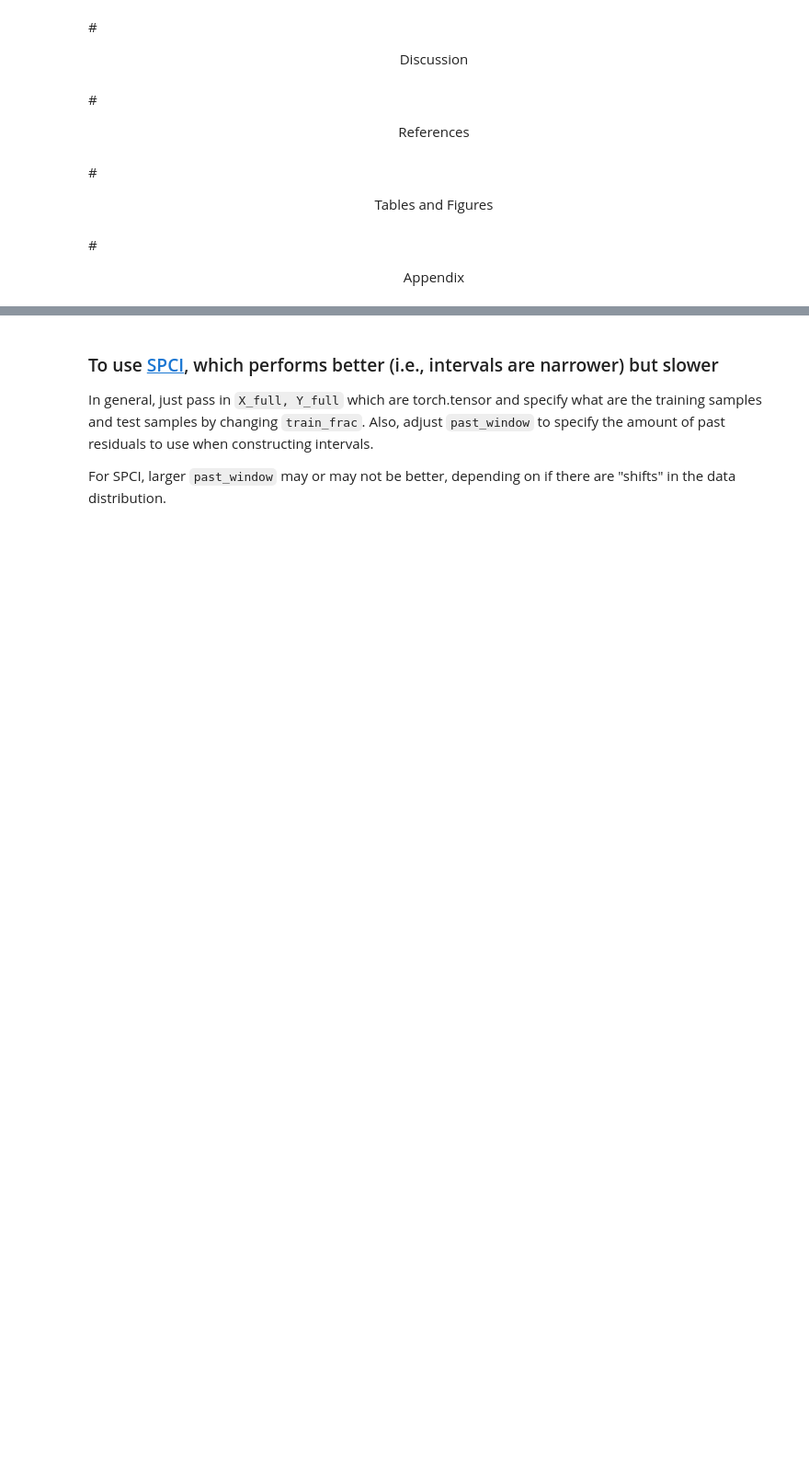
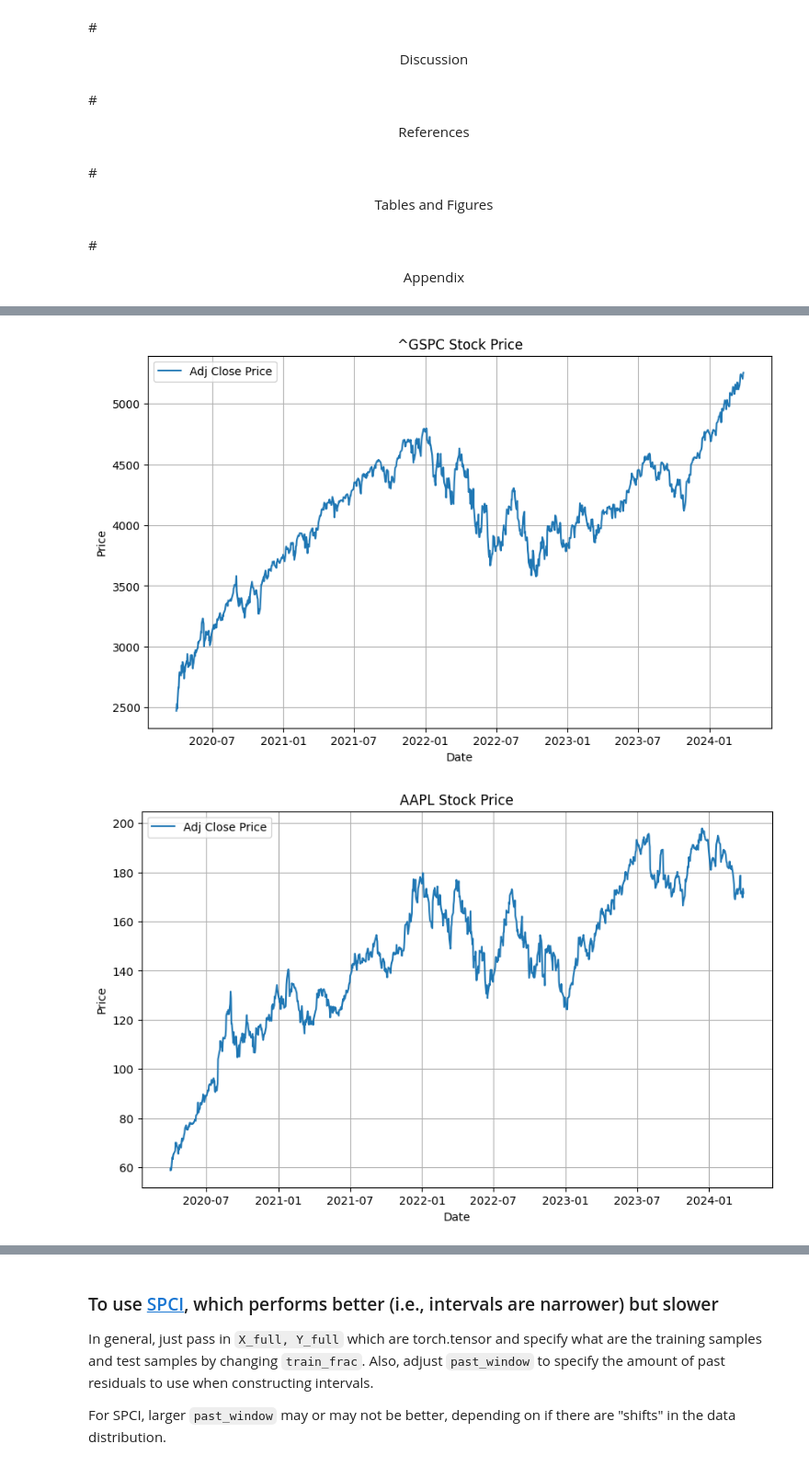
Before and after one commit to Rohit-Vernekar/Conformal-Prediction-on-Time-Series, a Jupyter notebook: CP.ipynb, the cells around one changed output, grey strips where cells are left out. Shown at 92% size. Cells and saved outputs as stored; diff of their text form; code cells hidden in the pictures; blank space fills up the shorter version.

```diff
--- a/CP.ipynb
+++ b/CP.ipynb
@@ -223,0 +278,20 @@ market_data.head()
+# %%
+# Plot the 'Adj Close' price of the stock
+def plotStockClosePrice(stockData, tickerSymbol, position):
+    fig = plt.figure(figsize=(10, 6))
+    plt.plot(stockData['Adj Close'], label='Adj Close Price')
+    plt.title(f'{tickerSymbol} Stock Price')
+    plt.xlabel('Date')
+    plt.ylabel('Price')
+    plt.legend()
+    plt.grid(True)
+    # fig.add_subplot(position)
+
+plotStockClosePrice(market_data, '^GSPC', 221)  #top left
+plotStockClosePrice(aapl_market_data, 'AAPL', 222)
+plotStockClosePrice(amzn_market_data, 'AMZN', 223)
+plotStockClosePrice(ctsh_market_data, 'CTSH', 224)
+plt.show()
+# %% [output]
+[figure, added]
+[figure, added]
```
Also changed, not shown: parts of 25 cells of this notebook.
